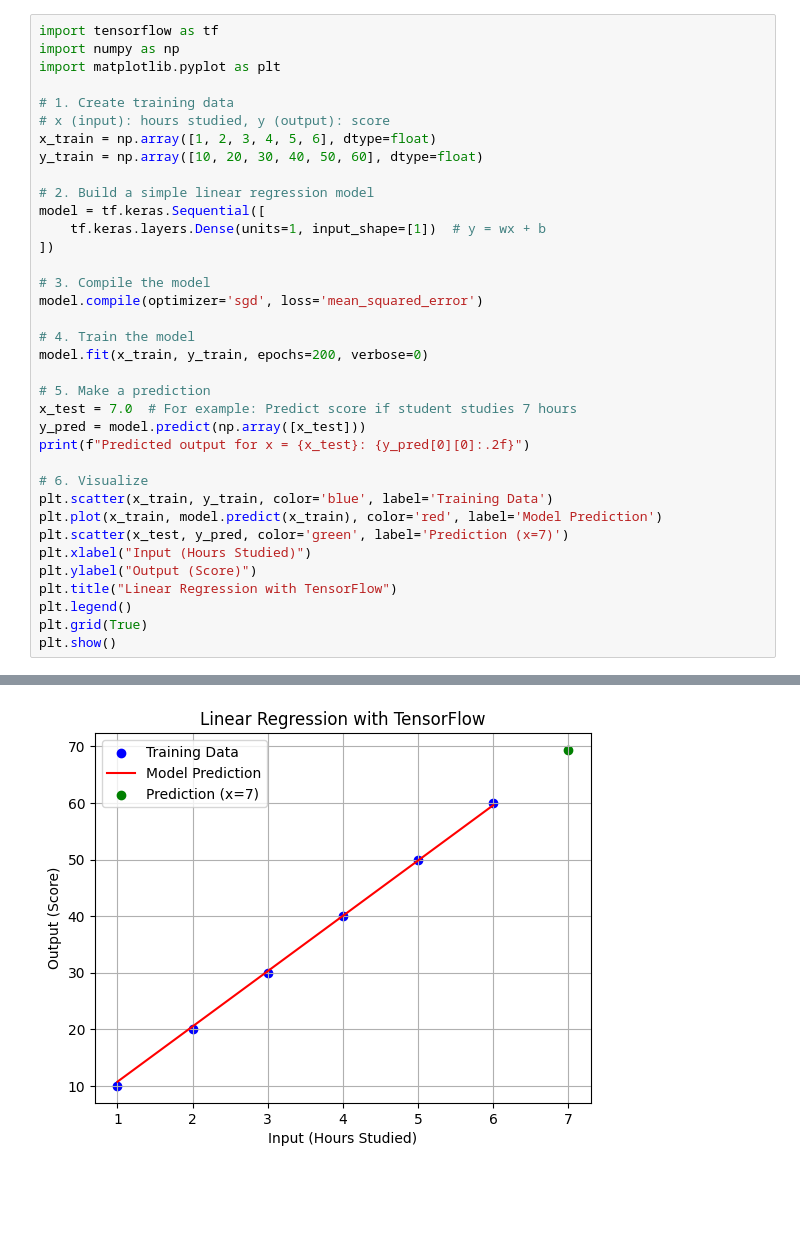
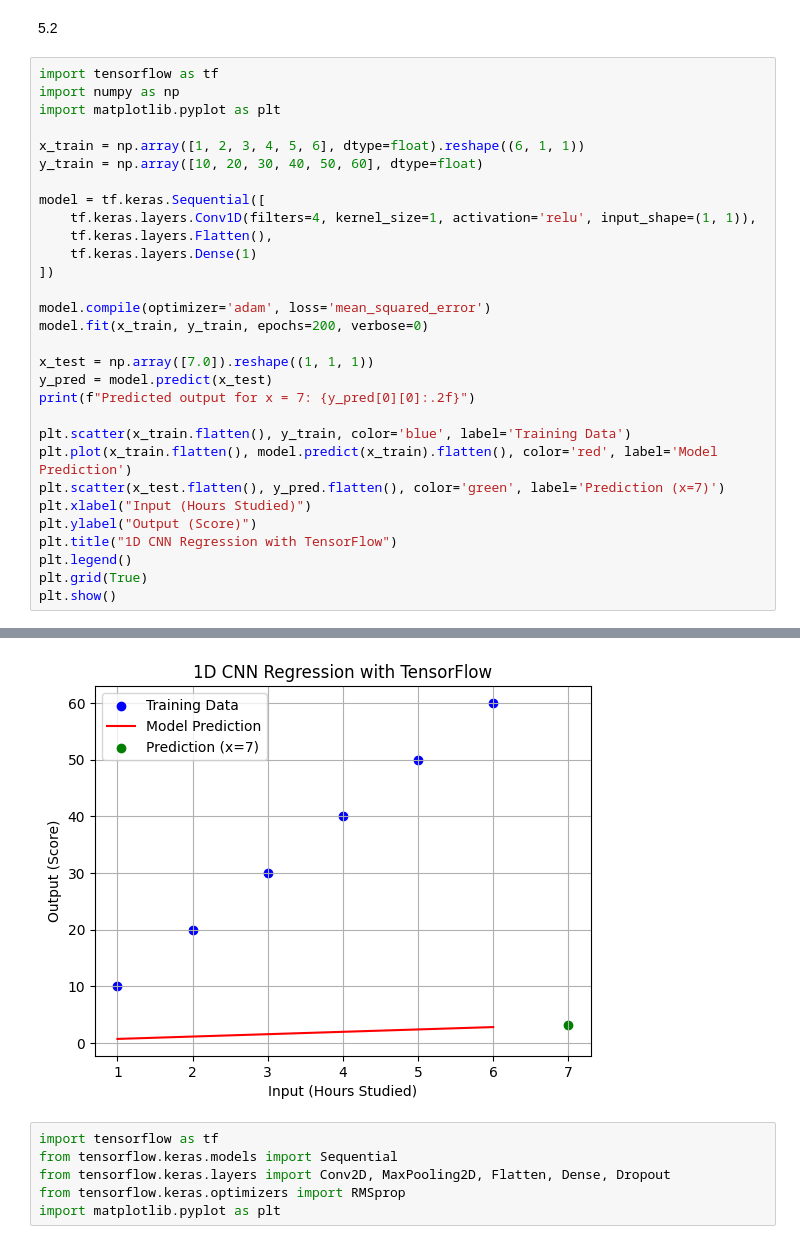
Before and after one commit to Kuldeep2003-exe/googleAi, a Jupyter notebook: Day4.ipynb, the cells around one changed output, grey strips where cells are left out. Cells and saved outputs as stored; diff of their text form; blank space fills up the shorter version.

```diff
--- a/Day4.ipynb
+++ b/Day4.ipynb
@@ -1,38 +1,34 @@
 # %% [markdown]
 <a href="https://colab.research.google.com/github/Kuldeep2003-exe/googleAi/blob/main/Day4.ipynb" target="_parent"><img src="https://colab.research.google.com/assets/colab-badge.svg" alt="Open In Colab"/></a>
+# %% [markdown]
+5.2
 # %%
 import tensorflow as tf
 import numpy as np
 import matplotlib.pyplot as plt
 
-# 1. Create training data
-# x (input): hours studied, y (output): score
-x_train = np.array([1, 2, 3, 4, 5, 6], dtype=float)
+x_train = np.array([1, 2, 3, 4, 5, 6], dtype=float).reshape((6, 1, 1))
 y_train = np.array([10, 20, 30, 40, 50, 60], dtype=float)
 
-# 2. Build a simple linear regression model
 model = tf.keras.Sequential([
-    tf.keras.layers.Dense(units=1, input_shape=[1])  # y = wx + b
+    tf.keras.layers.Conv1D(filters=4, kernel_size=1, activation='relu', input_shape=(1, 1)),
+    tf.keras.layers.Flatten(),
+    tf.keras.layers.Dense(1)
 ])
 
-# 3. Compile the model
-model.compile(optimizer='sgd', loss='mean_squared_error')
-
-# 4. Train the model
+model.compile(optimizer='adam', loss='mean_squared_error')
 model.fit(x_train, y_train, epochs=200, verbose=0)
 
-# 5. Make a prediction
-x_test = 7.0  # For example: Predict score if student studies 7 hours
-y_pred = model.predict(np.array([x_test]))
-print(f"Predicted output for x = {x_test}: {y_pred[0][0]:.2f}")
+x_test = np.array([7.0]).reshape((1, 1, 1))
+y_pred = model.predict(x_test)
+print(f"Predicted output for x = 7: {y_pred[0][0]:.2f}")
 
-# 6. Visualize
-plt.scatter(x_train, y_train, color='blue', label='Training Data')
-plt.plot(x_train, model.predict(x_train), color='red', label='Model Prediction')
-plt.scatter(x_test, y_pred, color='green', label='Prediction (x=7)')
+plt.scatter(x_train.flatten(), y_train, color='blue', label='Training Data')
+plt.plot(x_train.flatten(), model.predict(x_train).flatten(), color='red', label='Model Prediction')
+plt.scatter(x_test.flatten(), y_pred.flatten(), color='green', label='Prediction (x=7)')
 plt.xlabel("Input (Hours Studied)")
 plt.ylabel("Output (Score)")
-plt.title("Linear Regression with TensorFlow")
+plt.title("1D CNN Regression with TensorFlow")
 plt.legend()
 plt.grid(True)
 plt.show()
@@ -43 +41,7 @@ Predicted output for x = 7.0: 69.38
-[figure, old version]
+[figure, new version]
+# %%
+import tensorflow as tf
+from tensorflow.keras.models import Sequential
+from tensorflow.keras.layers import Conv2D, MaxPooling2D, Flatten, Dense, Dropout
+from tensorflow.keras.optimizers import RMSprop
+import matplotlib.pyplot as plt
```
Also changed, not shown: parts of 7 cells of this notebook.
